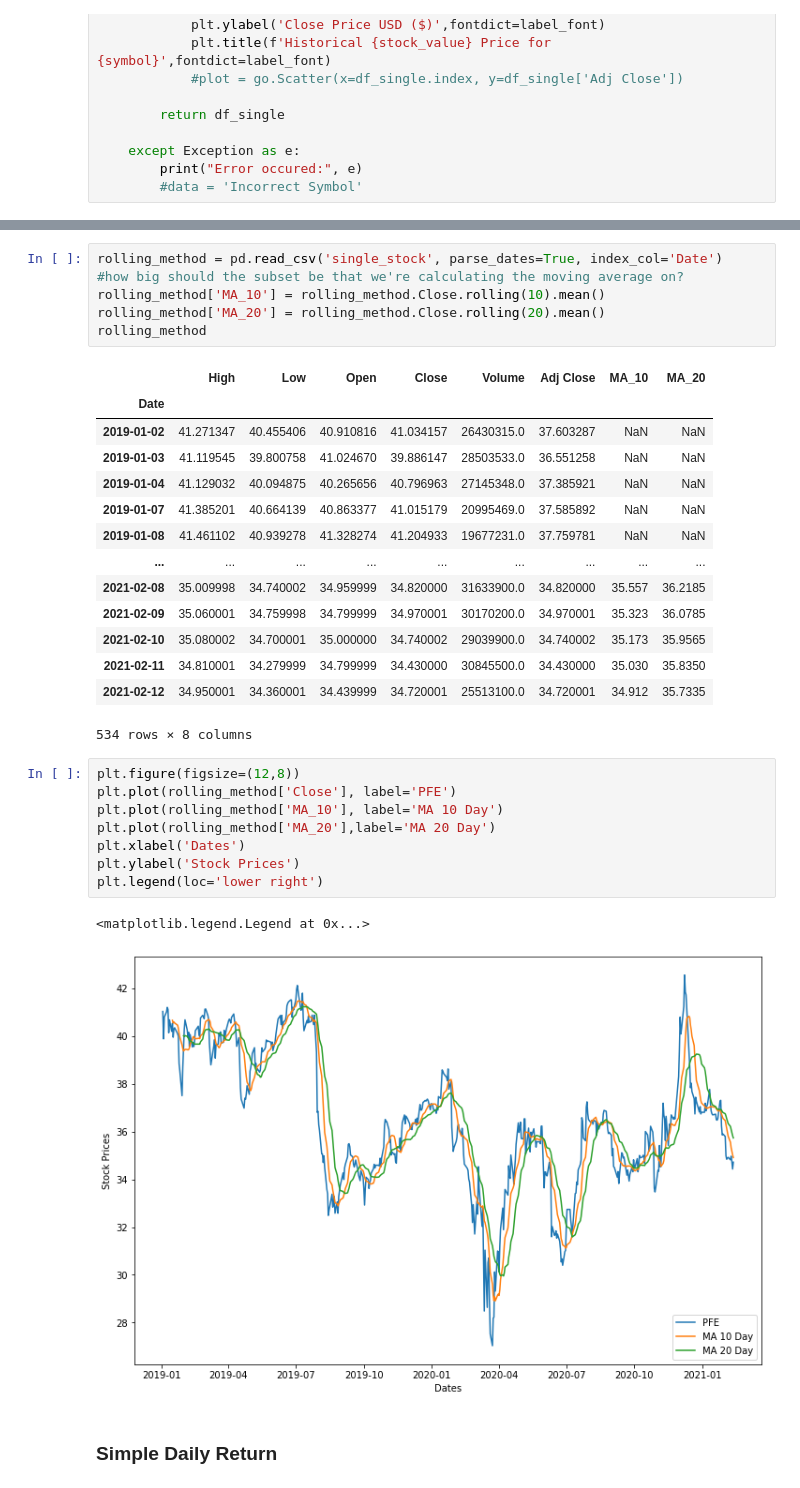
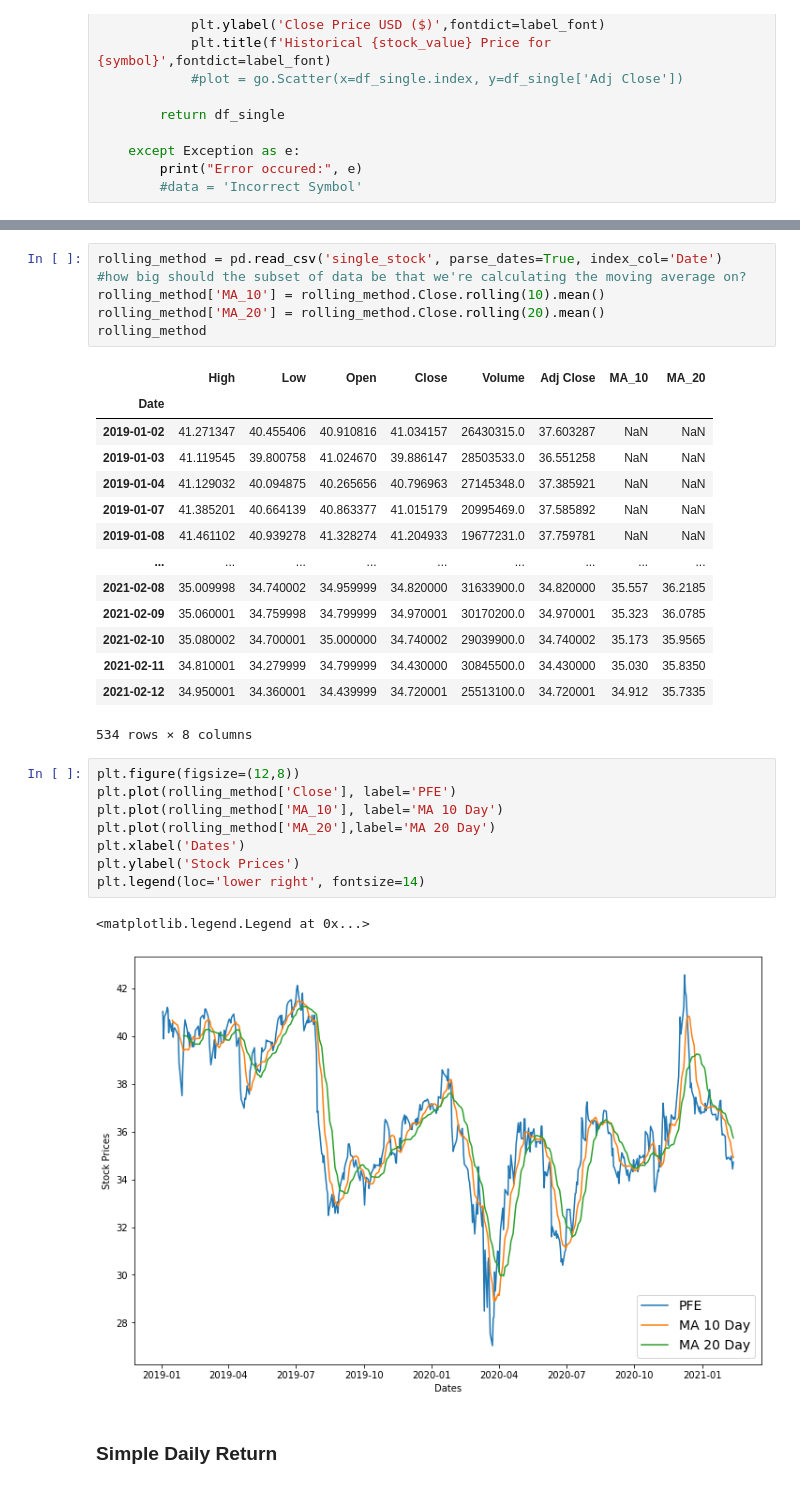
Before and after one commit to davidrtorres/Model-5-Stock-Price-Forecasting, a Jupyter notebook: Capstone_2_13_21-Working Draft-Copy1.ipynb, the cells around one changed output, grey strips where cells are left out. Saved outputs shown, nothing was run; the diff lists cells and outputs as text.

```diff
--- a/Capstone_2_13_21-Working Draft-Copy1.ipynb
+++ b/Capstone_2_13_21-Working Draft-Copy1.ipynb
@@ -121,6 +154,6 @@ THe Simple Moving Average is the arithmetic mean of all the stock prices or the
 # %%
 rolling_method = pd.read_csv('single_stock', parse_dates=True, index_col='Date')
-#how big should the subset be that we're calculating the moving average on?
+#how big should the subset of data be that we're calculating the moving average on?
 rolling_method['MA_10'] = rolling_method.Close.rolling(10).mean()
 rolling_method['MA_20'] = rolling_method.Close.rolling(20).mean()
 rolling_method
@@ -142,14 +175,14 @@ rolling_method
 # %%
 plt.figure(figsize=(12,8))
 plt.plot(rolling_method['Close'], label='PFE')
 plt.plot(rolling_method['MA_10'], label='MA 10 Day')
 plt.plot(rolling_method['MA_20'],label='MA 20 Day')
 plt.xlabel('Dates')
 plt.ylabel('Stock Prices')
-plt.legend(loc='lower right')
+plt.legend(loc='lower right', fontsize=14)
 # %% [output]
 <matplotlib.legend.Legend at 0x...>
-[figure, old version]
+[figure, new version]
 # %% [markdown]
 ### Simple Daily Return
 # %%
```
Also changed, not shown: parts of 19 cells of this notebook, 1 other file.
